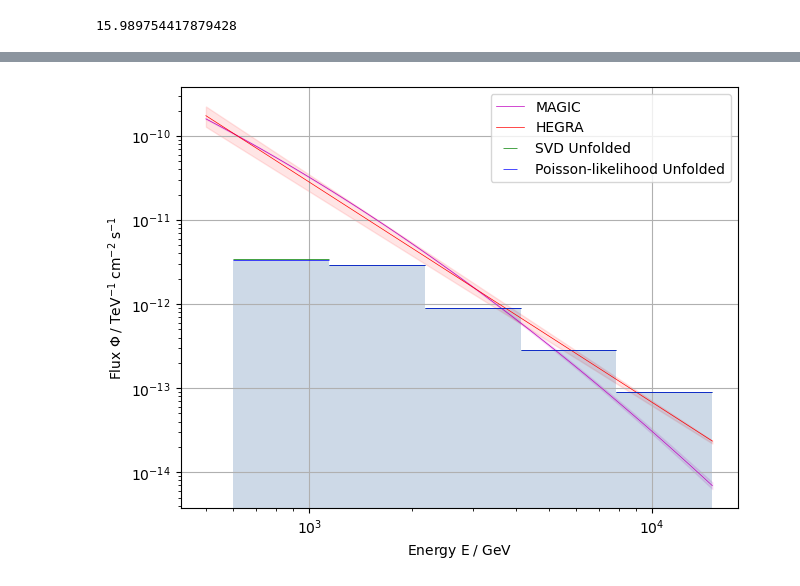
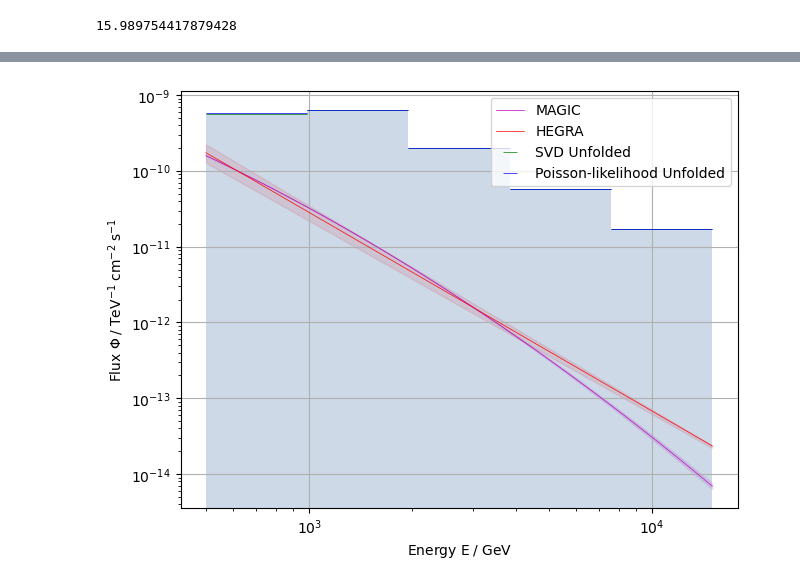
Before and after one commit to luca-dib/FP_PP, a Jupyter notebook: FACT/FACT.ipynb, the cells around one changed output, grey strips where cells are left out. Drawn from its saved outputs; the diff is of its cells as text; code cells hidden in the pictures.

```diff
--- a/FACT/FACT.ipynb
+++ b/FACT/FACT.ipynb
@@ -71,9 +75,11 @@ hist_E_pred, bins_E_pred = np.histogram(E_pred, bins_pred)
 # Calculate energy migration matrix as 2D-histogram of measured and true data
 A, _, _ = np.histogram2d(E_pred, E_true, bins=[bins_pred, bins_true])
 
+
 # Normalize A
 A = A/np.sum(A,axis=0)
 print(np.sum(A,axis=0)) # Check if normalized: should all be 1
+
 
 # Check if forward folding with A gives the same histogram as measured data (hist_E_pred)
 g = A@hist_E_true
@@ -81,16 +87,16 @@ g = A@hist_E_true
 
 # Naive SVD Unfolding
 A_inv = np.linalg.pinv(A,rcond=0)
-plt.matshow(np.cov(A_inv))
-print(np.sqrt(np.diag(np.cov(A_inv))))
-sig=np.sqrt(np.diag(np.cov(A_inv)))
 
 f = A_inv@hist_E_pred
 
+
 # Log-Likelihood Unfolding
 def loglikelihood(f,g):
-    L_poisson = -g * np.log((A@f)) + (A@f)
-    L_poisson = np.sum(L_poisson)
+    L_poisson = np.empty(len(g))
+    for i in range(len(g)):
+        L_poisson[i] = -g[i] * np.log(A @ f)[i] + (A@f)[i]
+    L_poisson = L_poisson.sum()
     return L_poisson
 
 def loglikelihood_jac(f,g):
@@ -102,8 +108,10 @@ def loglikelihood_jac(f,g):
     return L_poisson
 
 
-#x0=10000*np.ones(len(f))
-#min_l_test = minimize(loglikelihood,x0,args=(g),method="BFGS",jac=loglikelihood_jac)
-#err_test = np.sqrt(np.diag(min_l_test.hess_inv))
+x0=10000*np.ones(len(f))
+x0 ,_ = np.histogram(E_pred,bins_true)
+
+min_l_test = minimize(loglikelihood,x0,args=(hist_E_pred),method="BFGS",jac=loglikelihood_jac)
+err_test = np.sqrt(np.diag(min_l_test.hess_inv))
 # %% [output]
 [1. 1. 1. 1. 1. 1. 1.]
@@ -153,9 +158,10 @@ g_crab, bins_E_crab = np.histogram(E_crab, bins_pred)
 # Naive SVD Unfolding
 f_crab = A_inv@g_crab
 
-x0=10000*np.ones(len(f))
+x0,_=np.histogram(E_crab,bins_true)
 
 # Poisson Likelihood Unfolding
 min_l = minimize(loglikelihood,x0,args=(g_crab),method="BFGS",jac=loglikelihood_jac)
 f_like = min_l.x
 err_f = np.sqrt(np.diag(min_l.hess_inv))
+print(min_l)
@@ -185,4 +209,5 @@ plt.show()
 A_tot = np.pi*270**2
 N_sel, _ = np.histogram(E_pred,bins_true[1:-1])
 N_sim = hist_E_true[1:-1]
-A_eff = N_sel/(N_sim/0.7) * A_tot
+A_eff = N_sel/N_sim/0.7 * A_tot
+print(A_eff/A_tot)
@@ -189,7 +216,8 @@ A_eff = N_sel/(N_sim/0.7) * A_tot
 # %%
-# Import observation time, since it is roughly the same overall, take mean
+# Import observation time, sum
 t_obs = crab_runs["ontime"][gamma_crab].to_numpy()
-t_obs = t_obs.mean()
+t_obs = t_obs.sum()
+
 
 # Calculate width of energy bins
 dE = np.diff(bins_E_true)[1:-1]
@@ -198,5 +226,5 @@ print(dE)
 # Calculate flux for unfolded event counts with SVD and Poisson-likelihood method
 phi_crab = f_crab[1:-1] / (A_eff * dE * t_obs)
 phi_like = f_like[1:-1] / (A_eff * dE * t_obs)
-print(phi_crab, phi_like)
+# Unit: GeV^-1 m^-2 s^-1 = 10 * TeV^-1 cm^-2 s^-1
 # %% [output]
@@ -220,34 +253,34 @@ plt.show()
 # %%
 phi_magic = lambda E,phi0,a,b: phi0 * (E/1000) ** (a + b*np.log(E/1000))
 phi_hegra = lambda E,phi0,gamma: phi0 * (E/1000) ** (gamma)
 
 phi_magic_params = np.array([[3.23e-11,-2.47,-0.24],[3.26e-11,-2.48,-0.25],[3.2e-11,-2.46,-0.23]])
 phi_hegra_params = np.array([[2.83e-11,-2.62],[3.47e-11,-2.69],[2.19e-11,-2.55]])
 
 
 E = np.logspace(np.log10(500),np.log10(15000),100)
 
 fig, ax = plt.subplots(constrained_layout=True)
 
 ax.plot(E,phi_magic(E, *phi_magic_params[0]), "m-", linewidth=0.5,  label="MAGIC")
 ax.fill_between(E, phi_magic(E, *phi_magic_params[2]), phi_magic(E,*phi_magic_params[1]), color="m", alpha=0.1)
 ax.plot(E,phi_hegra(E, *phi_hegra_params[0]), "r-", linewidth=0.5, label="HEGRA")
 ax.fill_between(E, phi_hegra(E,*phi_hegra_params[2]), phi_hegra(E,*phi_hegra_params[1]), color="r", alpha=0.1)
 
 
-ax.stairs(phi_crab/1e5, bins_E_true[1:-1], color="g",linewidth=0.5, fill="True", alpha=0.1)
-ax.errorbar(x_true[1:-1], phi_crab/1e5, xerr=width_true[1:-1], fmt="none", ecolor="g", elinewidth=0.5, label="SVD Unfolded")
-ax.stairs(phi_like/1e5, bins_E_true[1:-1], color="b",linewidth=0.5, fill="True", alpha=0.1)
-ax.errorbar(x_true[1:-1], phi_like/1e5, xerr=width_true[1:-1], fmt="none", ecolor="b", elinewidth=0.5, label="Poisson-likelihood Unfolded")
+ax.stairs(phi_crab/10, bins_E_true[1:-1], color="g",linewidth=0.5, fill="True", alpha=0.1)
+ax.errorbar(x_true[1:-1], phi_crab/10, xerr=width_true[1:-1], fmt="none", ecolor="g", elinewidth=0.5, label="SVD Unfolded")
+ax.stairs(phi_like/10, bins_E_true[1:-1], color="b",linewidth=0.5, fill="True", alpha=0.1)
+ax.errorbar(x_true[1:-1], phi_like/10, xerr=width_true[1:-1], fmt="none", ecolor="b", elinewidth=0.5, label="Poisson-likelihood Unfolded")
 
 ax.set_xlabel(r"Energy E$\;/\; $GeV")
 ax.set_ylabel(r"Flux $\Phi \;/\; $TeV$^{-1}\; $cm$^{-2}\; $s$^{-1}$")
 
 ax.grid()
 ax.set_xscale("log")
 ax.set_yscale("log")
 ax.legend(loc="best")
 
 plt.show()
 # %% [output]
-[figure, old version]
+[figure, new version]
```
Also changed, not shown: parts of 8 cells of this notebook.
